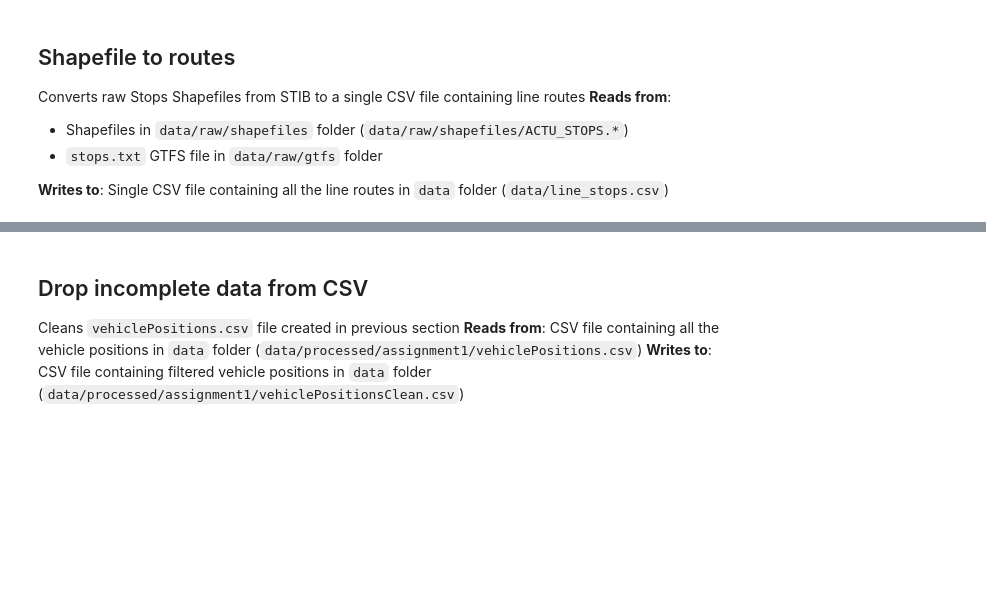
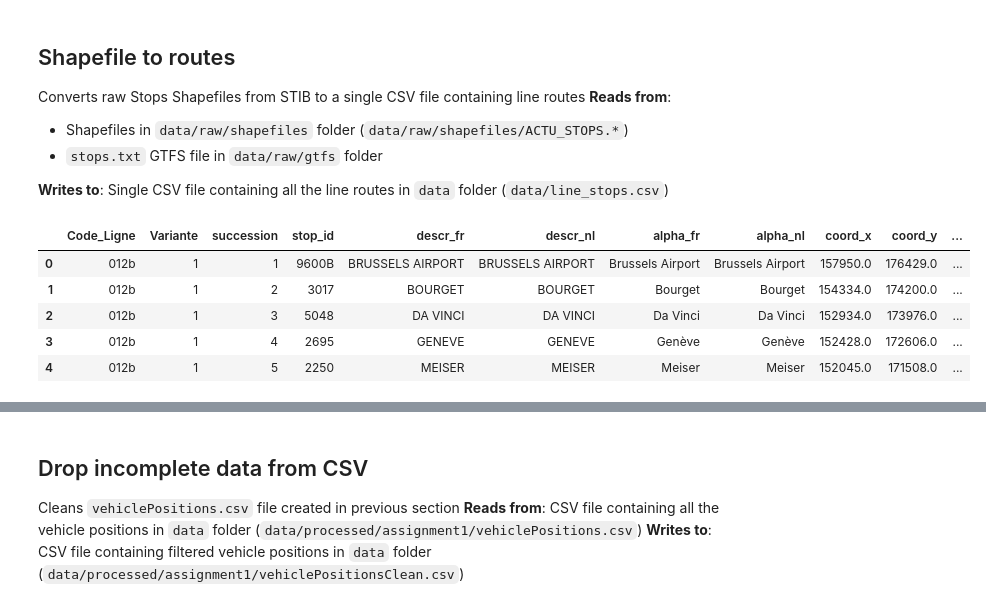
Before and after one commit to abroniewski/STIB-Hach-My-Ride, a Jupyter notebook: notebooks/assignment-1.ipynb, the cells around one changed output, grey strips where cells are left out. Drawn from its saved outputs; the diff is of its cells as text; code cells hidden in the pictures; blank space fills up the shorter version.

Commit message:
Update "Shapefile to routes" section to "Jupyter style"

```diff
--- a/notebooks/assignment-1.ipynb
+++ b/notebooks/assignment-1.ipynb
@@ -114,0 +83,19 @@ create_line_stops_csv()
+# %%
+csv_header = ['lineId', 'direction', 'stop_id', 'stop_id_int', 'name', 'name_ascii', 'lat', 'long', 'lambert_x',
+              'lambert_y', 'order']
+stops_shapefile_path = '../data/raw/shapefiles/ACTU_STOPS.shp'
+stops_gtfs_path = '../data/raw/gtfs/stops.csv'
+merged_stops_csv_path = '../data/processed/assignment1/line_stops.csv'
+# %%
+stops_shapefile = shapefile.Reader(stops_shapefile_path)
+# We take the first value of each field tuple (it's name), and skip the first field (DeletionFlag field, not relevant)
+stop_fields = [field[0] for field in stops_shapefile.fields][1:]
+shapefile_df = pd.DataFrame(stops_shapefile.records(), columns=stop_fields)
+shapefile_df.head()
+# %% [output]
+|  | Code_Ligne | Variante | succession | stop_id | descr_fr | descr_nl | alpha_fr | alpha_nl | coord_x | coord_y | ... |
+| 0 | 012b | 1 | 1 | 9600B | BRUSSELS AIRPORT | BRUSSELS AIRPORT | Brussels Airport | Brussels Airport | 157950.0 | 176429.0 | ... |
+| 1 | 012b | 1 | 2 | 3017 | BOURGET | BOURGET | Bourget | Bourget | 154334.0 | 174200.0 | ... |
+| 2 | 012b | 1 | 3 | 5048 | DA VINCI | DA VINCI | Da Vinci | Da Vinci | 152934.0 | 173976.0 | ... |
+| 3 | 012b | 1 | 4 | 2695 | GENEVE | GENEVE | Genève | Genève | 152428.0 | 172606.0 | ... |
+| 4 | 012b | 1 | 5 | 2250 | MEISER | MEISER | Meiser | Meiser | 152045.0 | 171508.0 | ... |
```
Also changed, not shown: parts of 8 cells of this notebook.
